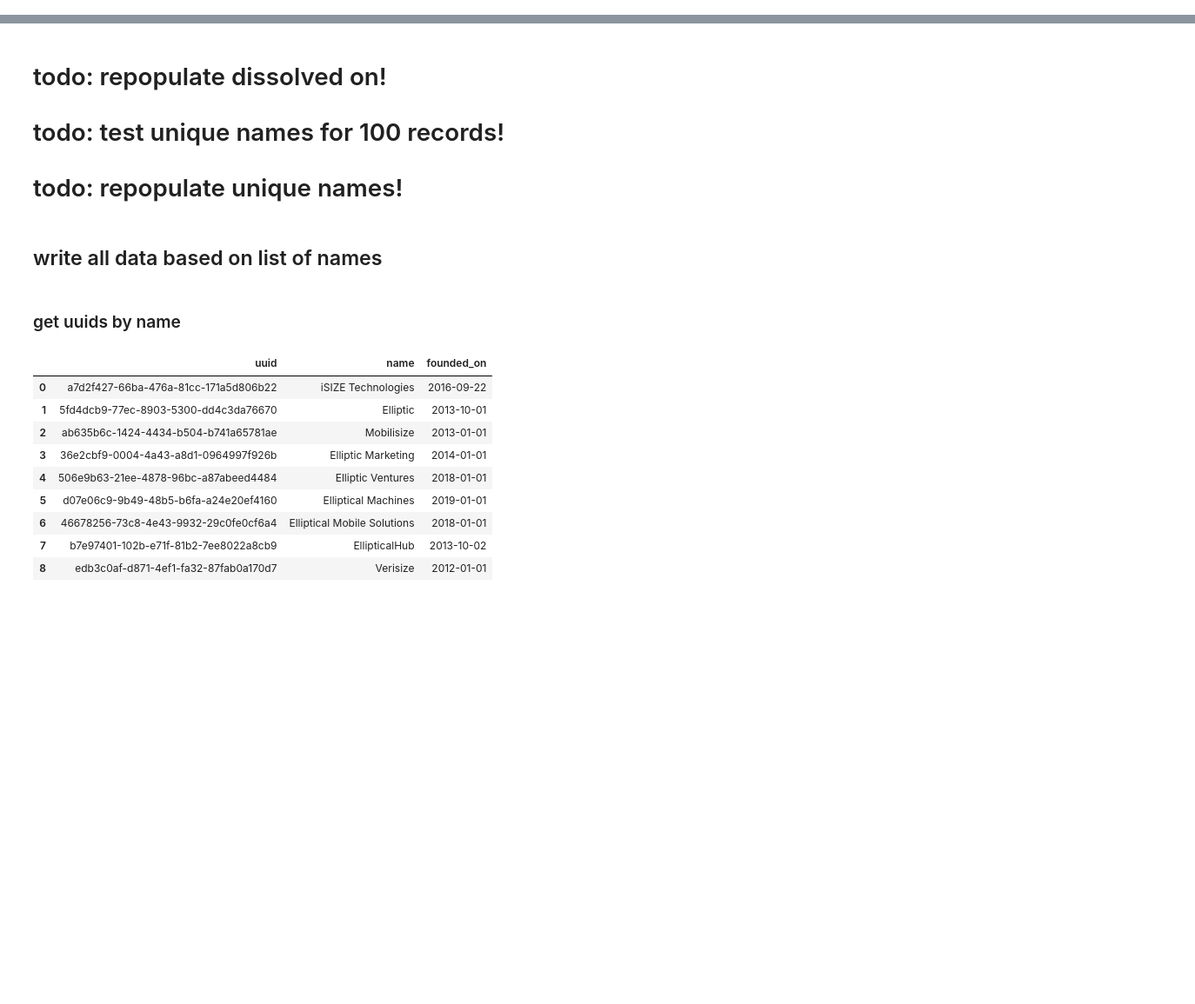
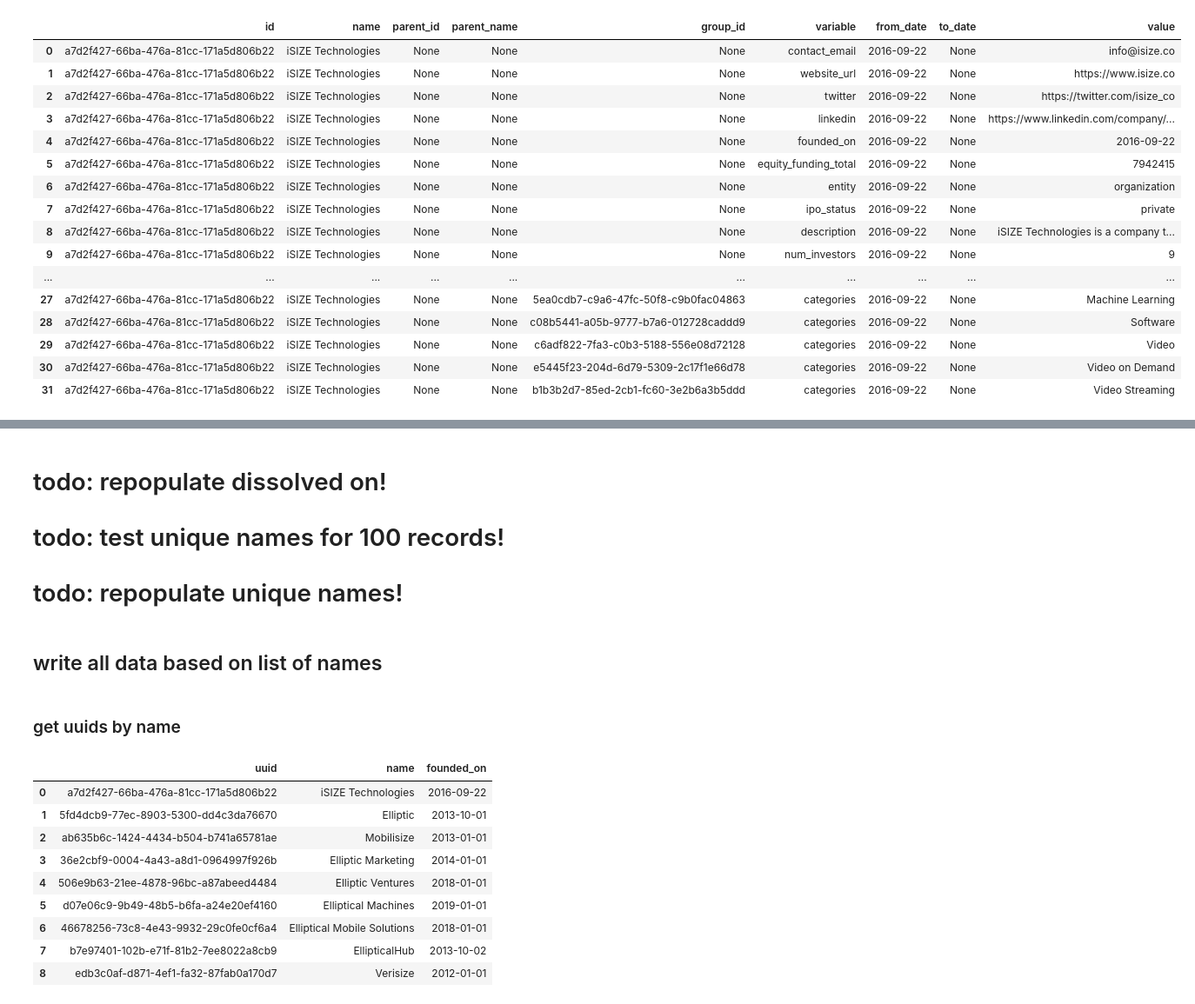
Before and after one commit to djordje-djokovic/companybot, a Jupyter notebook: jupyter/data_view.ipynb, the cells around one changed output, grey strips where cells are left out. Shown at 87% size. Drawn from its saved outputs; the diff is of its cells as text; code cells hidden in the pictures; blank space fills up the shorter version.

```diff
--- a/jupyter/data_view.ipynb
+++ b/jupyter/data_view.ipynb
@@ -326 +318,85 @@ pd.DataFrame(entries)
 521 rows × 9 columns
+# %%
+import pandas as pd
+
+# Provided dataset
+data = crunchbase_sample['cards']['fields']
+# Function to flatten nested dictionaries for category_groups and categories
+def flatten_categories(data, key):
+    return [{'group_id': cat['uuid'], 'value': cat['value']} for cat in data.get(key, [])]
+
+# Initialize a list to hold all the rows
+rows = []
+
+# Function to add rows to list
+def add_row(rows, id_value, name_value, variable, value, group_id=None):
+    rows.append({
+        'id': id_value,
+        'name': name_value,
+        'parent_id': None,
+        'parent_name': None,
+        'group_id': group_id,
+        'variable': variable,
+        'from_date': data['founded_on']['value'],
+        'to_date': None,
+        'value': value
+    })
+
+# Extracting data from the provided dictionary and adding rows to list
+id_value = data['identifier']['uuid']
+name_value = data['identifier']['value']
+
+variables_to_extract = {
+    'contact_email': data.get('contact_email', None),
+    'website_url': data.get('website_url', None),
+    'twitter': data.get('twitter', {}).get('value', None),
+    'linkedin': data.get('linkedin', {}).get('value', None),
+    'founded_on': data.get('founded_on', {}).get('value', None),
+    'equity_funding_total': data.get('equity_funding_total', {}).get('value_usd', None),
+    'entity': data.get('identifier', {}).get('entity_def_id', None),
+    'ipo_status': data.get('ipo_status', None),
+    'description': data.get('description', None),
+    'num_investors': data.get('num_investors', None),
+    'num_lead_investors': data.get('num_lead_investors', None),
+    'num_employees_enum': data.get('num_employees_enum', None),
+    'status': data.get('status', None),
+    'funding_stage': data.get('funding_stage', None),
+    'num_articles': data.get('num_articles', None),
+    'num_funding_rounds': data.get('num_funding_rounds', None),
+    'last_equity_funding_type': data.get('last_equity_funding_type', None)
+}
+
+# Add variables to list
+for variable, value in variables_to_extract.items():
+    add_row(rows, id_value, name_value, variable, value)
+
+# Add category_groups and categories to list
+for group in flatten_categories(data, 'category_groups'):
+    add_row(rows, id_value, name_value, 'category_groups', group['value'], group['group_id'])
+
+for category in flatten_categories(data, 'categories'):
+    add_row(rows, id_value, name_value, 'categories', category['value'], category['group_id'])
+
+# Convert list to DataFrame
+df = pd.DataFrame(rows)
+
+# Show the first few rows of the dataframe
+df
+# %% [output]
+|  | id | name | parent_id | parent_name | group_id | variable | from_date | to_date | value |
+| 0 | a7d2f427-66ba-476a-81cc-171a5d806b22 | iSIZE Technologies | None | None | None | contact_email | 2016-09-22 | None | info@isize.co |
+| 1 | a7d2f427-66ba-476a-81cc-171a5d806b22 | iSIZE Technologies | None | None | None | website_url | 2016-09-22 | None | https://www.isize.co |
+| 2 | a7d2f427-66ba-476a-81cc-171a5d806b22 | iSIZE Technologies | None | None | None | twitter | 2016-09-22 | None | https://twitter.com/isize_co |
+| 3 | a7d2f427-66ba-476a-81cc-171a5d806b22 | iSIZE Technologies | None | None | None | linkedin | 2016-09-22 | None | https://www.linkedin.com/company/... |
+| 4 | a7d2f427-66ba-476a-81cc-171a5d806b22 | iSIZE Technologies | None | None | None | founded_on | 2016-09-22 | None | 2016-09-22 |
+| 5 | a7d2f427-66ba-476a-81cc-171a5d806b22 | iSIZE Technologies | None | None | None | equity_funding_total | 2016-09-22 | None | 7942415 |
+| 6 | a7d2f427-66ba-476a-81cc-171a5d806b22 | iSIZE Technologies | None | None | None | entity | 2016-09-22 | None | organization |
+| 7 | a7d2f427-66ba-476a-81cc-171a5d806b22 | iSIZE Technologies | None | None | None | ipo_status | 2016-09-22 | None | private |
+| 8 | a7d2f427-66ba-476a-81cc-171a5d806b22 | iSIZE Technologies | None | None | None | description | 2016-09-22 | None | iSIZE Technologies is a company t... |
+| 9 | a7d2f427-66ba-476a-81cc-171a5d806b22 | iSIZE Technologies | None | None | None | num_investors | 2016-09-22 | None | 9 |
+| ... | ... | ... | ... | ... | ... | ... | ... | ... | ... |
+| 27 | a7d2f427-66ba-476a-81cc-171a5d806b22 | iSIZE Technologies | None | None | 5ea0cdb7-c9a6-47fc-50f8-c9b0fac04863 | categories | 2016-09-22 | None | Machine Learning |
+| 28 | a7d2f427-66ba-476a-81cc-171a5d806b22 | iSIZE Technologies | None | None | c08b5441-a05b-9777-b7a6-012728caddd9 | categories | 2016-09-22 | None | Software |
+| 29 | a7d2f427-66ba-476a-81cc-171a5d806b22 | iSIZE Technologies | None | None | c6adf822-7fa3-c0b3-5188-556e08d72128 | categories | 2016-09-22 | None | Video |
+| 30 | a7d2f427-66ba-476a-81cc-171a5d806b22 | iSIZE Technologies | None | None | e5445f23-204d-6d79-5309-2c17f1e66d78 | categories | 2016-09-22 | None | Video on Demand |
+| 31 | a7d2f427-66ba-476a-81cc-171a5d806b22 | iSIZE Technologies | None | None | b1b3b2d7-85ed-2cb1-fc60-3e2b6a3b5ddd | categories | 2016-09-22 | None | Video Streaming |
```
Also changed, not shown: parts of 7 cells of this notebook, 1 other file.
